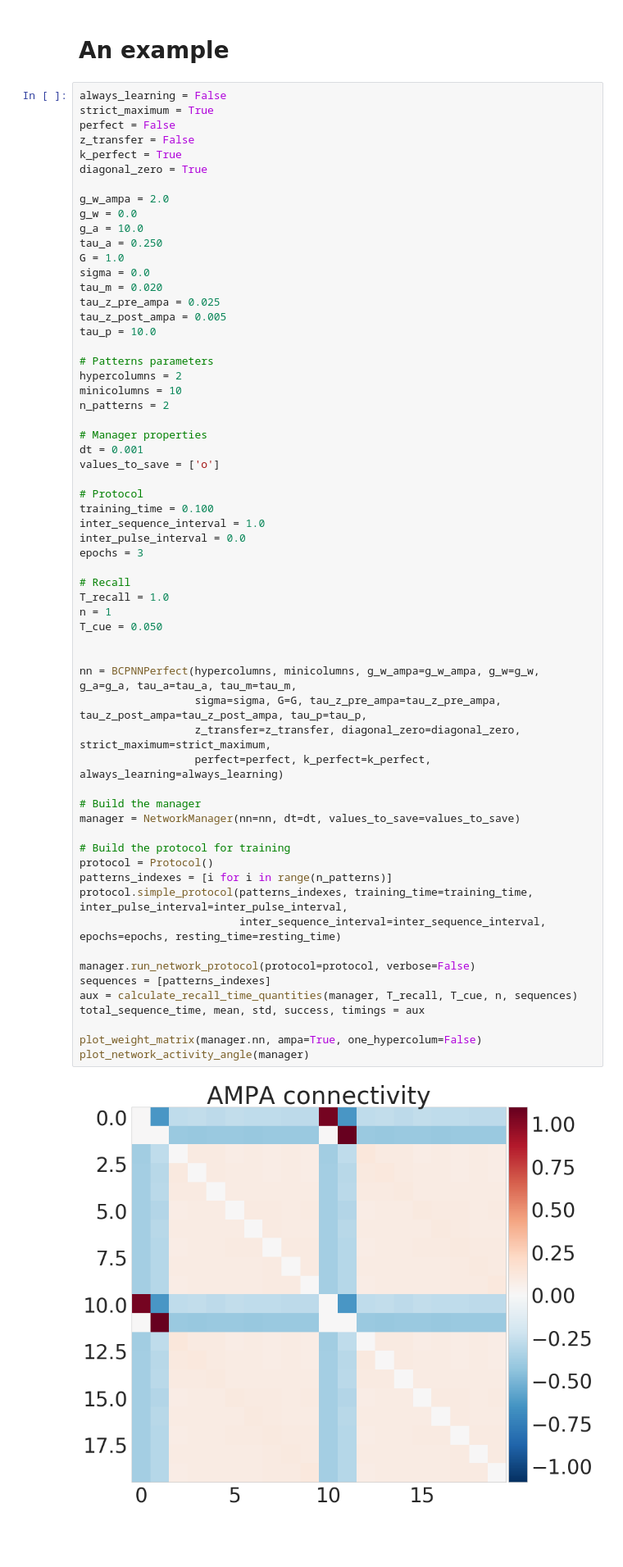
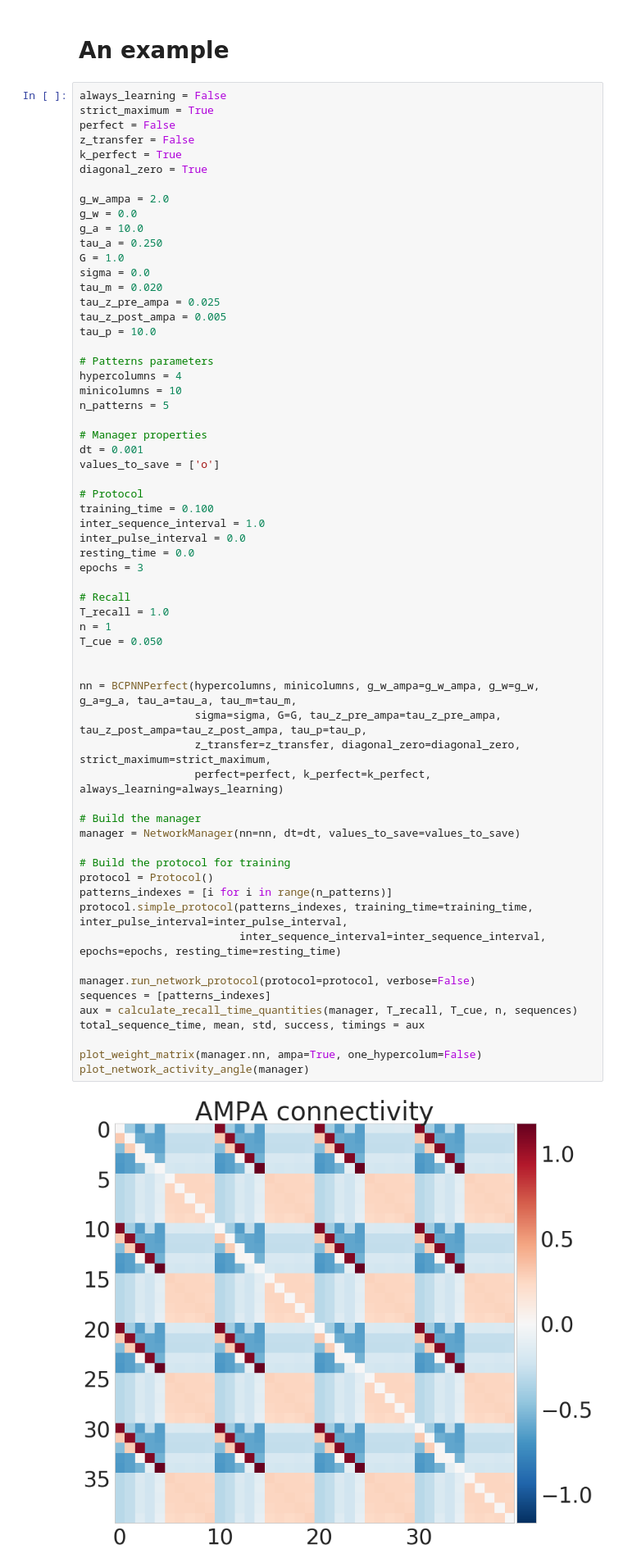
Before and after one commit to h-mayorquin/BCPNN_sequences, a Jupyter notebook: jupyter/2018-04-07(Different Hypercolumns).ipynb, the cells around one changed output. Shown at 82% size. Drawn from its saved outputs; the diff is of its cells as text; blank space fills up the shorter version.

```diff
--- a/jupyter/2018-04-07(Different Hypercolumns).ipynb
+++ b/jupyter/2018-04-07(Different Hypercolumns).ipynb
@@ -45,9 +45,9 @@ tau_z_post_ampa = 0.005
 tau_p = 10.0
 
 # Patterns parameters
-hypercolumns = 2
+hypercolumns = 4
 minicolumns = 10
-n_patterns = 2
+n_patterns = 5
 
 # Manager properties
 dt = 0.001
@@ -57,34 +57,35 @@ values_to_save = ['o']
 training_time = 0.100
 inter_sequence_interval = 1.0
 inter_pulse_interval = 0.0
+resting_time = 0.0
 epochs = 3
 
 # Recall
 T_recall = 1.0
 n = 1
 T_cue = 0.050
 
 
 nn = BCPNNPerfect(hypercolumns, minicolumns, g_w_ampa=g_w_ampa, g_w=g_w, g_a=g_a, tau_a=tau_a, tau_m=tau_m,
                   sigma=sigma, G=G, tau_z_pre_ampa=tau_z_pre_ampa, tau_z_post_ampa=tau_z_post_ampa, tau_p=tau_p,
                   z_transfer=z_transfer, diagonal_zero=diagonal_zero, strict_maximum=strict_maximum,
                   perfect=perfect, k_perfect=k_perfect, always_learning=always_learning)
 
 # Build the manager
 manager = NetworkManager(nn=nn, dt=dt, values_to_save=values_to_save)
 
 # Build the protocol for training
 protocol = Protocol()
 patterns_indexes = [i for i in range(n_patterns)]
 protocol.simple_protocol(patterns_indexes, training_time=training_time, inter_pulse_interval=inter_pulse_interval,
                          inter_sequence_interval=inter_sequence_interval, epochs=epochs, resting_time=resting_time)
 
 manager.run_network_protocol(protocol=protocol, verbose=False)
 sequences = [patterns_indexes]
 aux = calculate_recall_time_quantities(manager, T_recall, T_cue, n, sequences)
 total_sequence_time, mean, std, success, timings = aux
 
 plot_weight_matrix(manager.nn, ampa=True, one_hypercolum=False)
 plot_network_activity_angle(manager)
 # %% [output]
-[figure, old version]
+[figure, new version]
```
Also changed, not shown: parts of 1 cell of this notebook, 19 other files.
